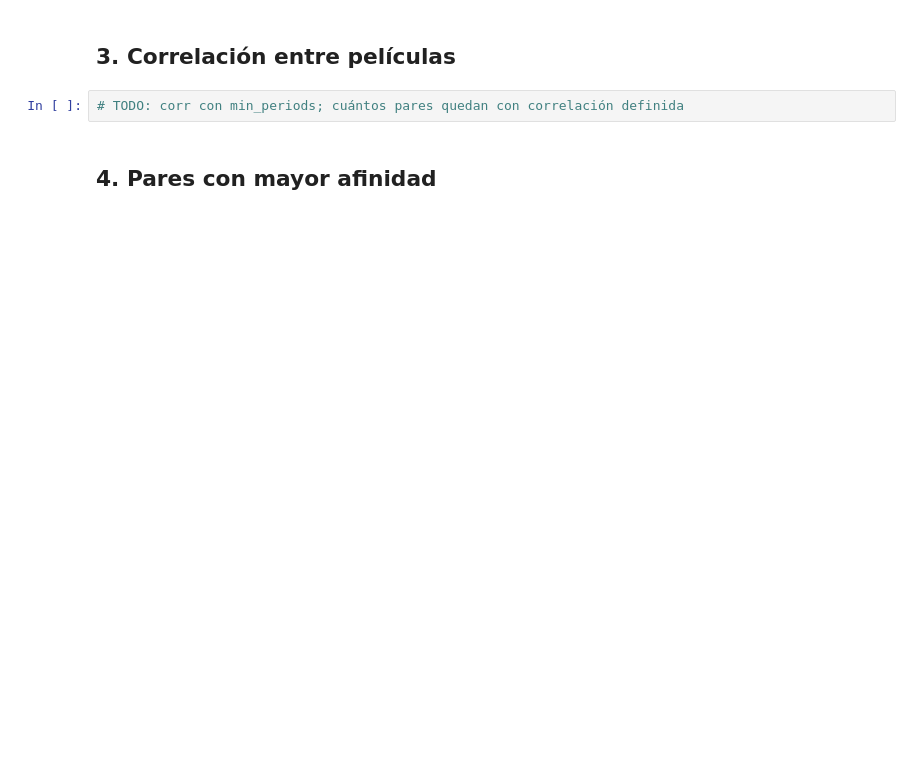
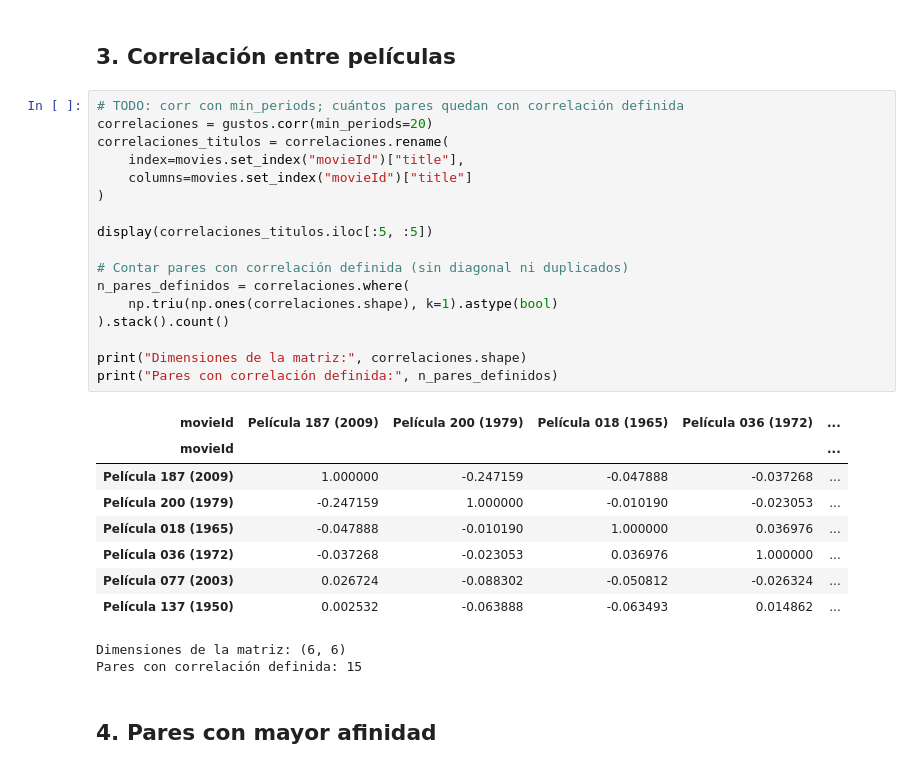
Before and after one commit to srandres-git/movielens-proyecto-integrador, a Jupyter notebook: notebooks/03_afinidades_peliculas.ipynb, the cells around one changed output. Drawn from its saved outputs; the diff is of its cells as text; blank space fills up the shorter version.

```diff
--- a/notebooks/03_afinidades_peliculas.ipynb
+++ b/notebooks/03_afinidades_peliculas.ipynb
@@ -65,6 +113,32 @@ Valores únicos: [1. 0.]
 ## 3. Correlación entre películas
 # %%
 # TODO: corr con min_periods; cuántos pares quedan con correlación definida
+correlaciones = gustos.corr(min_periods=20)
+correlaciones_titulos = correlaciones.rename(
+    index=movies.set_index("movieId")["title"],
+    columns=movies.set_index("movieId")["title"]
+)
+
+display(correlaciones_titulos.iloc[:5, :5])
+
+# Contar pares con correlación definida (sin diagonal ni duplicados)
+n_pares_definidos = correlaciones.where(
+    np.triu(np.ones(correlaciones.shape), k=1).astype(bool)
+).stack().count()
+
+print("Dimensiones de la matriz:", correlaciones.shape)
+print("Pares con correlación definida:", n_pares_definidos)
+# %% [output]
+| movieId | Película 187 (2009) | Película 200 (1979) | Película 018 (1965) | Película 036 (1972) | ... |
+| movieId |  |  |  |  | ... |
+| Película 187 (2009) | 1.000000 | -0.247159 | -0.047888 | -0.037268 | ... |
+| Película 200 (1979) | -0.247159 | 1.000000 | -0.010190 | -0.023053 | ... |
+| Película 018 (1965) | -0.047888 | -0.010190 | 1.000000 | 0.036976 | ... |
+| Película 036 (1972) | -0.037268 | -0.023053 | 0.036976 | 1.000000 | ... |
+| Película 077 (2003) | 0.026724 | -0.088302 | -0.050812 | -0.026324 | ... |
+| Película 137 (1950) | 0.002532 | -0.063888 | -0.063493 | 0.014862 | ... |
+Dimensiones de la matriz: (6, 6)
+Pares con correlación definida: 15
 # %% [markdown]
 ## 4. Pares con mayor afinidad
 # %%
```
Also changed, not shown: parts of 8 cells of this notebook, 2 other files.
